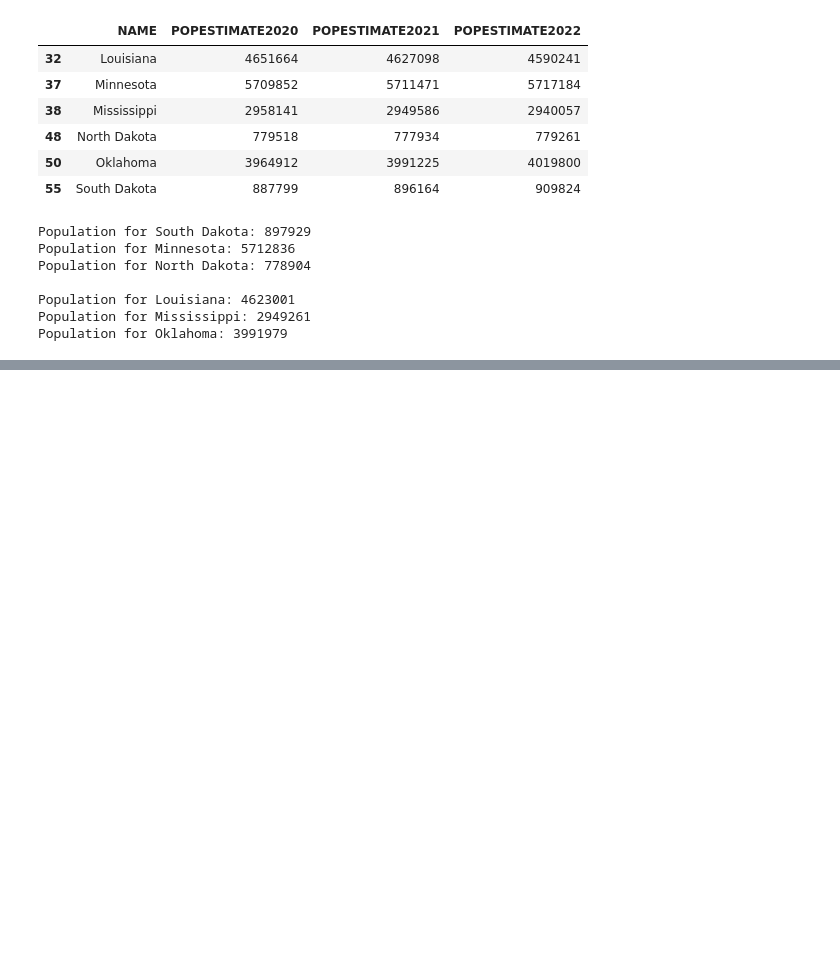
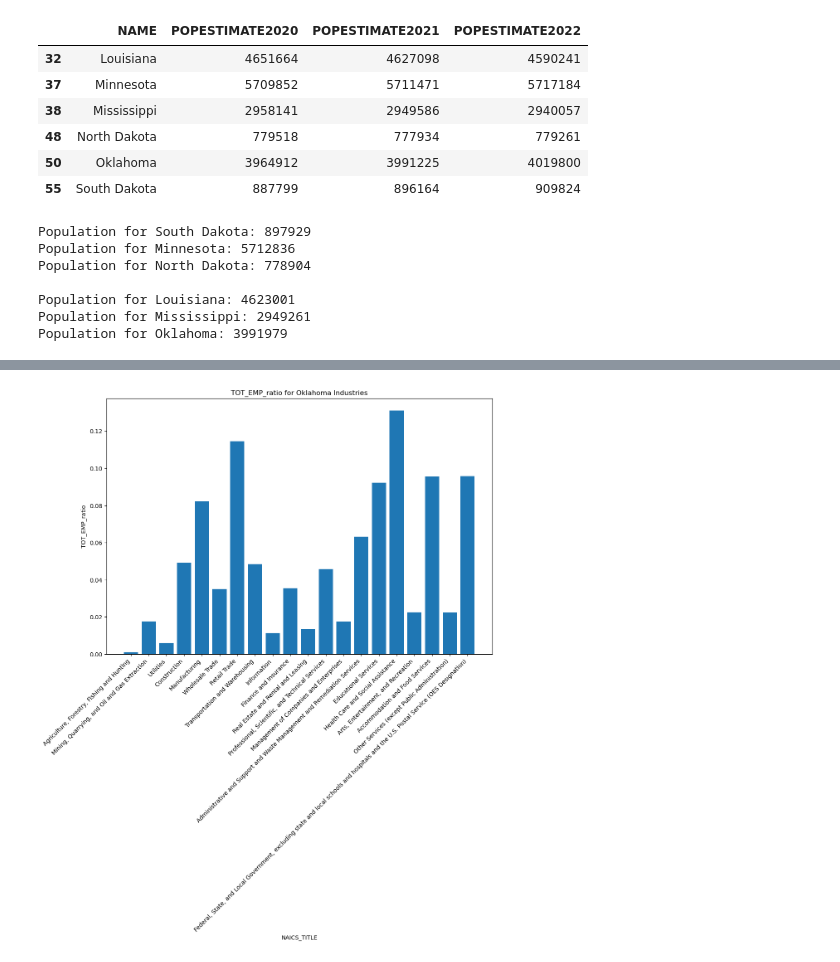
Before and after one commit to vjayne93/blue-team-project-1, a Jupyter notebook: employment-by-industry.ipynb, the cells around one changed output, grey strips where cells are left out. Drawn from its saved outputs; the diff is of its cells as text; code cells hidden in the pictures; blank space fills up the shorter version.

```diff
--- a/employment-by-industry.ipynb
+++ b/employment-by-industry.ipynb
@@ -103,0 +119,12 @@ group2_states_industries.head()
+# %%
+louisiana_rows = group2_states_industries.loc[group2_states_industries['AREA_TITLE'] == 'Louisiana', ['TOT_EMP']]
+total_employment_louisiana = louisiana_rows['TOT_EMP'].astype(float).sum()
+print(f'Total Employment in Louisiana: {total_employment_louisiana}')
+
+mississippi_rows = group2_states_industries.loc[group2_states_industries['AREA_TITLE'] == 'Mississippi', ['TOT_EMP']]
+total_employment_mississippi = mississippi_rows['TOT_EMP'].astype(float).sum()
+print(f'Total Employment in Mississippi: {total_employment_mississippi}')
+
+oklahoma_rows = group2_states_industries.loc[group2_states_industries['AREA_TITLE'] == 'Oklahoma', ['TOT_EMP']]
+total_employment_oklahoma = oklahoma_rows['TOT_EMP'].astype(float).sum()
+print(f'Total Employment in Oklahoma: {total_employment_oklahoma}')
@@ -103,0 +148,13 @@ group2_states_industries.head()
+# %%
+louisiana_industries = group2_states_industries.loc[group2_states_industries['AREA_TITLE'] == 'Louisiana', [ 'NAICS_TITLE', 'TOT_EMP']]
+mississippi_industries = group2_states_industries.loc[group2_states_industries['AREA_TITLE'] == 'Mississippi', [ 'NAICS_TITLE', 'TOT_EMP']]
+oklahoma_industries = group2_states_industries.loc[group2_states_industries['AREA_TITLE'] == 'Oklahoma', [ 'NAICS_TITLE', 'TOT_EMP']]
+# %%
+louisiana_industries['TOT_EMP'] = pd.to_numeric(louisiana_industries['TOT_EMP'], errors='coerce')
+louisiana_industries['TOT_EMP_ratio'] = louisiana_industries['TOT_EMP'] / total_employment_louisiana
+
+mississippi_industries['TOT_EMP'] = pd.to_numeric(mississippi_industries['TOT_EMP'], errors='coerce')
+mississippi_industries['TOT_EMP_ratio'] = mississippi_industries['TOT_EMP'] / total_employment_mississippi
+
+oklahoma_industries['TOT_EMP'] = pd.to_numeric(oklahoma_industries['TOT_EMP'], errors='coerce')
+oklahoma_industries['TOT_EMP_ratio'] = oklahoma_industries['TOT_EMP'] / total_employment_oklahoma
@@ -103,0 +180,11 @@ group2_states_industries.head()
+# %%
+plt.figure(figsize=(12, 8))
+plt.bar(oklahoma_industries['NAICS_TITLE'], oklahoma_industries['TOT_EMP_ratio'])
+plt.xlabel('NAICS_TITLE')
+plt.ylabel('TOT_EMP_ratio')
+plt.title('TOT_EMP_ratio for Oklahoma Industries')
+plt.xticks(rotation=45, ha='right')
+# Show the plot
+plt.show()
+# %% [output]
+[figure, added]
```
Also changed, not shown: parts of 9 cells of this notebook, 2 other files.
